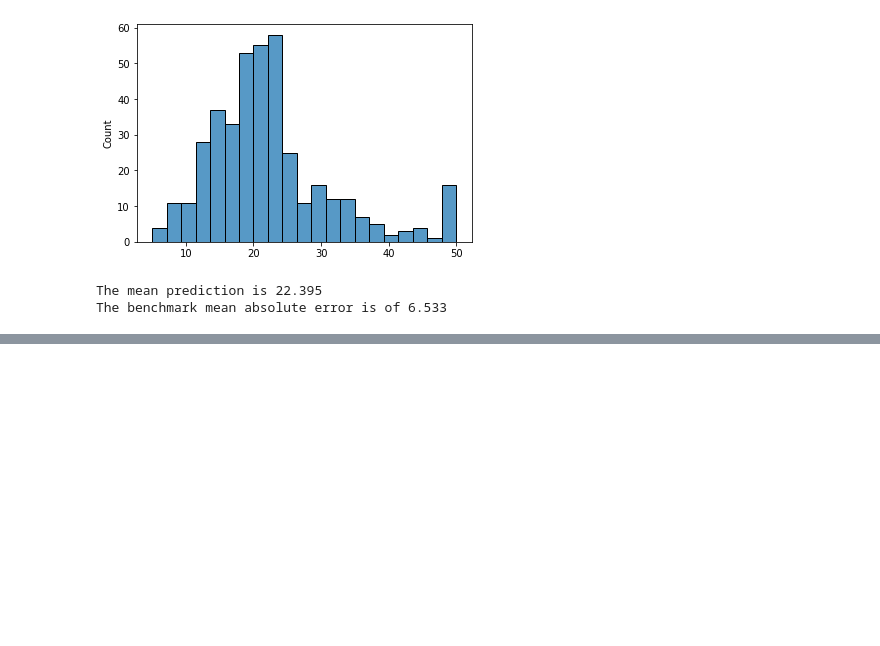
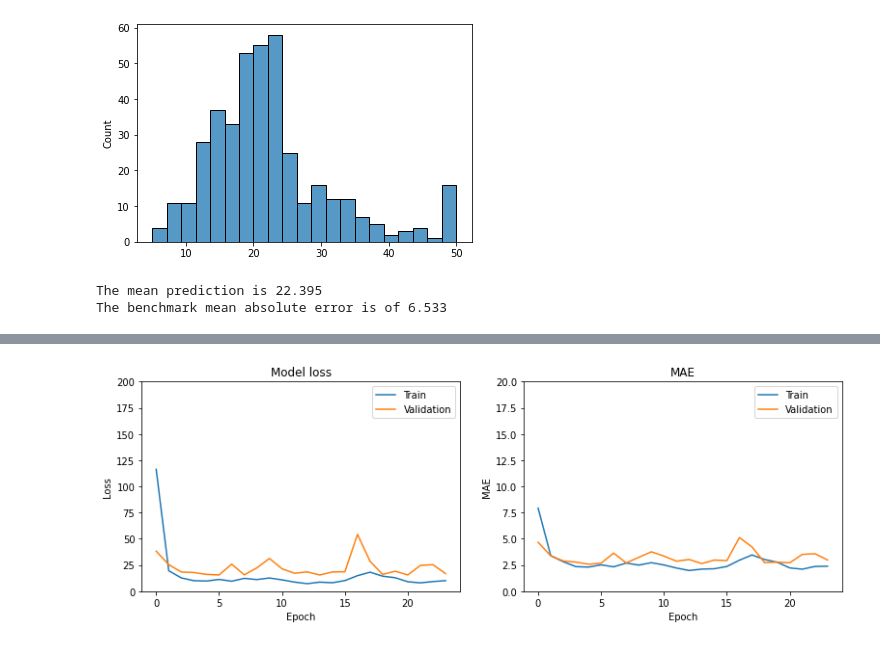
Before and after one commit to AntoniosFl/Data_Sourcing, a Jupyter notebook: DL/DL2/Untitled.ipynb, the cells around one changed output, grey strips where cells are left out. Drawn from its saved outputs; the diff is of its cells as text; code cells hidden in the pictures; blank space fills up the shorter version.

```diff
--- a/DL/DL2/Untitled.ipynb
+++ b/DL/DL2/Untitled.ipynb
@@ -485,0 +555,20 @@ Epoch 69/1000
+# %%
+from tensorflow.keras.optimizers import Adam
+adam = Adam(learning_rate=0.1)
+# %%
+model = initialize_model()
+model = compile_model(model, adam)
+
+es = EarlyStopping(patience=10)
+
+history = model.fit(X_train, y_train,
+                  batch_size=16,
+                  epochs=1000,
+                  validation_split=0.3,
+                  callbacks=[es], verbose=0)
+
+res = model.evaluate(X_test, y_test)[1]
+
+print(f'Mean absolute error with a learning rate of 0.1 optimizer: {res:.4f}')
+plot_loss_mae(history)
+# %% [output]
@@ -485,0 +577 @@ Epoch 69/1000
+[figure, added]
```
Also changed, not shown: parts of 15 cells of this notebook.
